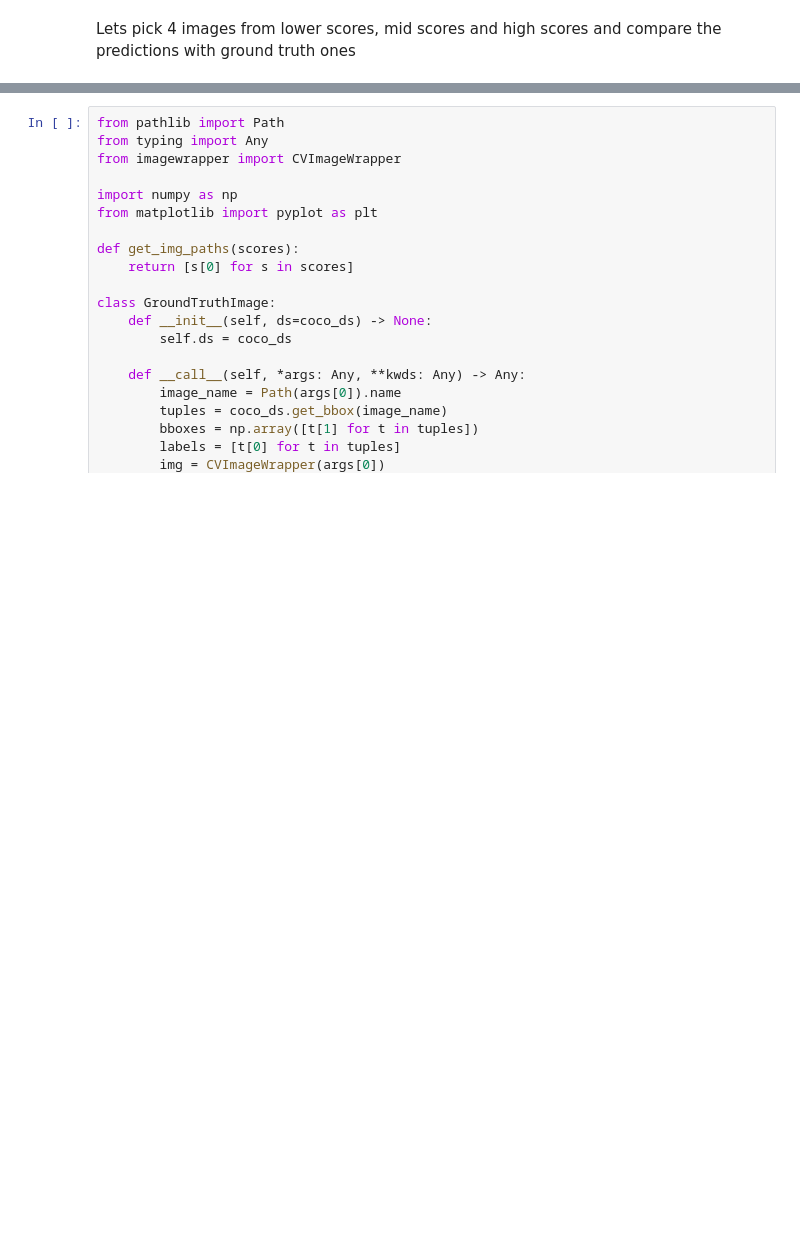
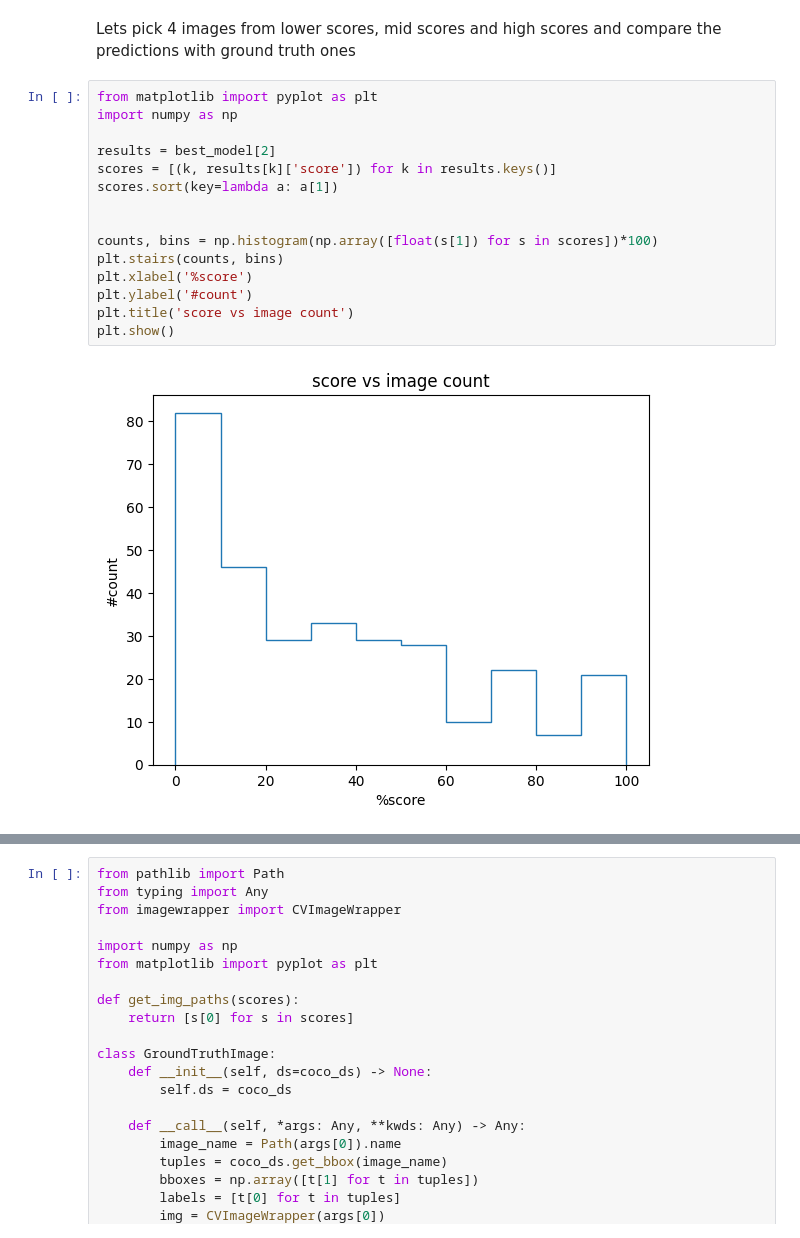
Before and after one commit to nitesr/tryml, a Jupyter notebook: notebooks/cv/group-emotion/group-fer-mini-project-2.ipynb, the cells around one changed output, grey strips where cells are left out. Drawn from its saved outputs; the diff is of its cells as text; blank space fills up the shorter version.

Commit message:
recorded results and conclusion on group-emotion mini project

```diff
--- a/notebooks/cv/group-emotion/group-fer-mini-project-2.ipynb
+++ b/notebooks/cv/group-emotion/group-fer-mini-project-2.ipynb
@@ -558,2 +541,19 @@ best model is deepface-retinaface-0.25 with score of 0.25
 # %% [markdown]
 Lets pick 4 images from lower scores, mid scores and high scores and compare the predictions with ground truth ones
+# %%
+from matplotlib import pyplot as plt
+import numpy as np
+
+results = best_model[2]
+scores = [(k, results[k]['score']) for k in results.keys()]
+scores.sort(key=lambda a: a[1])
+
+
+counts, bins = np.histogram(np.array([float(s[1]) for s in scores])*100)
+plt.stairs(counts, bins)
+plt.xlabel('%score')
+plt.ylabel('#count')
+plt.title('score vs image count')
+plt.show()
+# %% [output]
+[figure, added]
```
Also changed, not shown: parts of 9 cells of this notebook, 3 other files.
